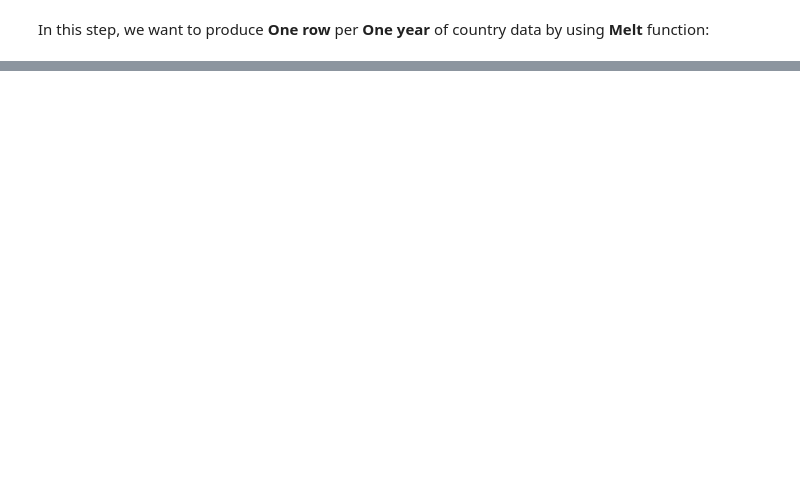
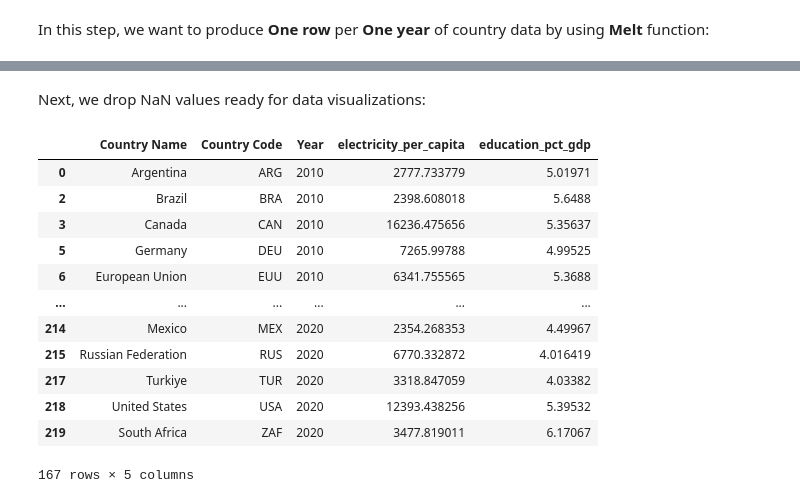
Before and after one commit to abiinsani/abiinsani.github.io, a Jupyter notebook: Project_2.ipynb, the cells around one changed output, grey strips where cells are left out. Drawn from its saved outputs; the diff is of its cells as text; code cells hidden in the pictures; blank space fills up the shorter version.

```diff
--- a/Project_2.ipynb
+++ b/Project_2.ipynb
@@ -162,0 +210,21 @@ ValueError: value_name (electricity_per_capita) cannot match an element in the D
+# %% [markdown]
+Next, we drop NaN values ready for data visualizations:
+# %%
+# Drop NaN values
+df_panel = df_panel.dropna(subset=["electricity_per_capita", "education_pct_gdp"])
+
+df_panel
+# %% [output]
+|  | Country Name | Country Code | Year | electricity_per_capita | education_pct_gdp |
+| 0 | Argentina | ARG | 2010 | 2777.733779 | 5.01971 |
+| 2 | Brazil | BRA | 2010 | 2398.608018 | 5.6488 |
+| 3 | Canada | CAN | 2010 | 16236.475656 | 5.35637 |
+| 5 | Germany | DEU | 2010 | 7265.99788 | 4.99525 |
+| 6 | European Union | EUU | 2010 | 6341.755565 | 5.3688 |
+| ... | ... | ... | ... | ... | ... |
+| 214 | Mexico | MEX | 2020 | 2354.268353 | 4.49967 |
+| 215 | Russian Federation | RUS | 2020 | 6770.332872 | 4.016419 |
+| 217 | Turkiye | TUR | 2020 | 3318.847059 | 4.03382 |
+| 218 | United States | USA | 2020 | 12393.438256 | 5.39532 |
+| 219 | South Africa | ZAF | 2020 | 3477.819011 | 6.17067 |
+167 rows × 5 columns
```
Also changed, not shown: parts of 18 cells of this notebook.
